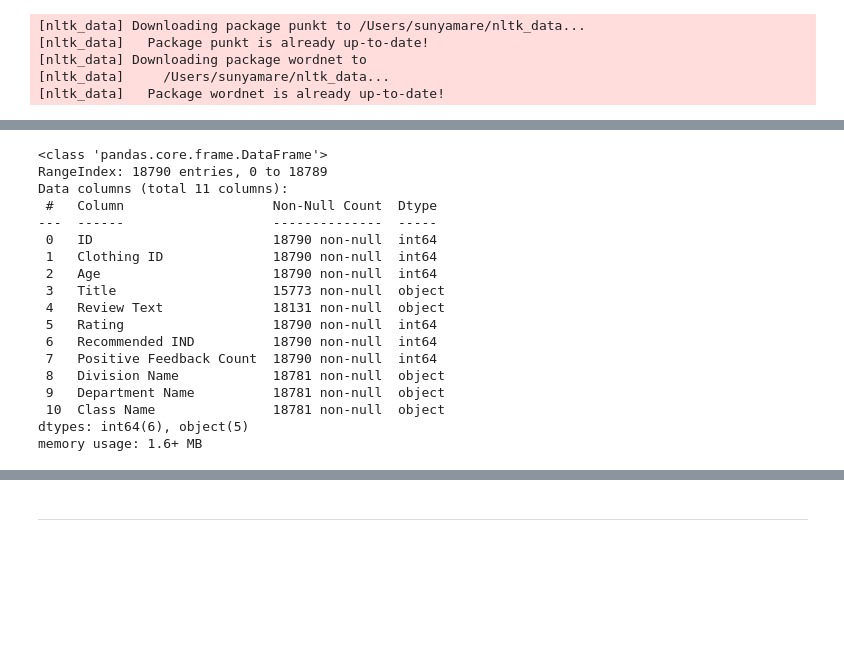
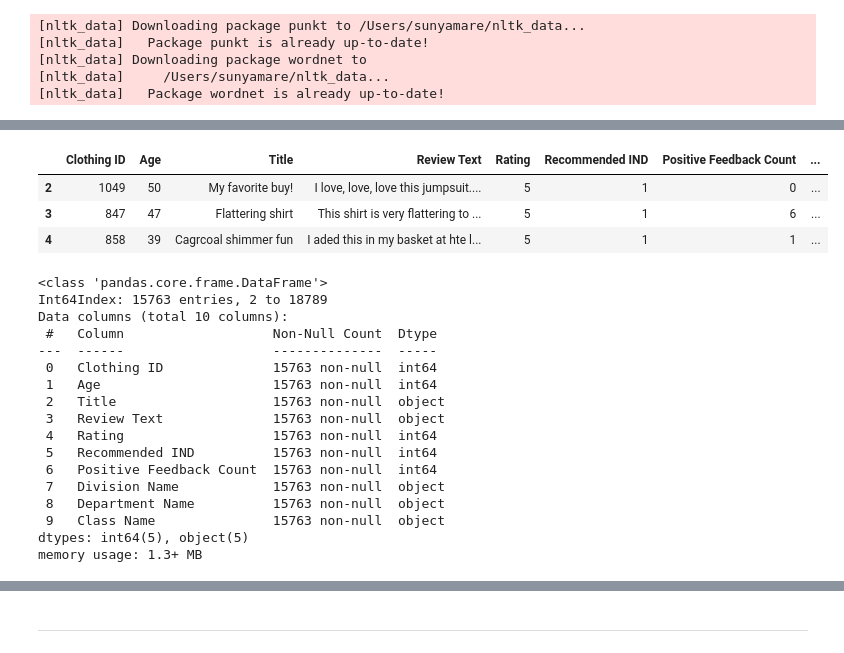
Before and after one commit to repetitioestmaterstudiorum/trees-vs-nns, a Jupyter notebook: trees-vs-nns.ipynb, the cells around one changed output, grey strips where cells are left out. Drawn from its saved outputs; the diff is of its cells as text; code cells hidden in the pictures; blank space fills up the shorter version.

```diff
--- a/trees-vs-nns.ipynb
+++ b/trees-vs-nns.ipynb
@@ -57,21 +28,0 @@ data['train']['df'].head()
-# %%
-data['train']['df'].info()
-# %% [output]
-<class 'pandas.core.frame.DataFrame'>
-RangeIndex: 18790 entries, 0 to 18789
-Data columns (total 11 columns):
- #   Column                   Non-Null Count  Dtype
----  ------                   --------------  -----
- 0   ID                       18790 non-null  int64
- 1   Clothing ID              18790 non-null  int64
- 2   Age                      18790 non-null  int64
- 3   Title                    15773 non-null  object
- 4   Review Text              18131 non-null  object
- 5   Rating                   18790 non-null  int64
- 6   Recommended IND          18790 non-null  int64
- 7   Positive Feedback Count  18790 non-null  int64
- 8   Division Name            18781 non-null  object
- 9   Department Name          18781 non-null  object
- 10  Class Name               18781 non-null  object
-dtypes: int64(6), object(5)
-memory usage: 1.6+ MB
@@ -78 +42,28 @@ memory usage: 1.6+ MB
+# %%
+df_train.head(3)
+# %% [output]
+|  | Clothing ID | Age | Title | Review Text | Rating | Recommended IND | Positive Feedback Count | ... |
+| 2 | 1049 | 50 | My favorite buy! | I love, love, love this jumpsuit.... | 5 | 1 | 0 | ... |
+| 3 | 847 | 47 | Flattering shirt | This shirt is very flattering to ... | 5 | 1 | 6 | ... |
+| 4 | 858 | 39 | Cagrcoal shimmer fun | I aded this in my basket at hte l... | 5 | 1 | 1 | ... |
+# %%
+df_train.info()
+# %% [output]
+<class 'pandas.core.frame.DataFrame'>
+Int64Index: 15763 entries, 2 to 18789
+Data columns (total 10 columns):
+ #   Column                   Non-Null Count  Dtype
+---  ------                   --------------  -----
+ 0   Clothing ID              15763 non-null  int64
+ 1   Age                      15763 non-null  int64
+ 2   Title                    15763 non-null  object
+ 3   Review Text              15763 non-null  object
+ 4   Rating                   15763 non-null  int64
+ 5   Recommended IND          15763 non-null  int64
+ 6   Positive Feedback Count  15763 non-null  int64
+ 7   Division Name            15763 non-null  object
+ 8   Department Name          15763 non-null  object
+ 9   Class Name               15763 non-null  object
+dtypes: int64(5), object(5)
+memory usage: 1.3+ MB
 # %%
```
Also changed, not shown: parts of 45 cells of this notebook, 1 other file.
